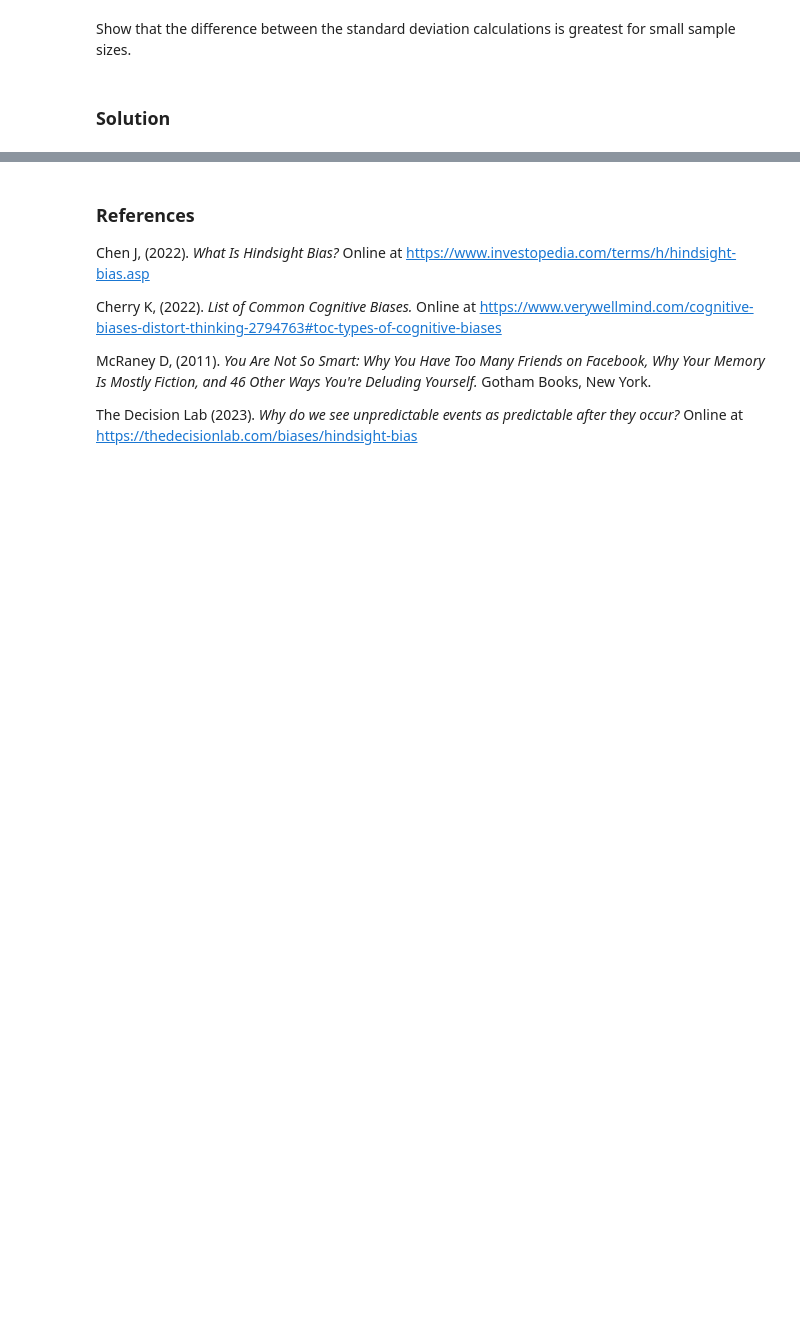
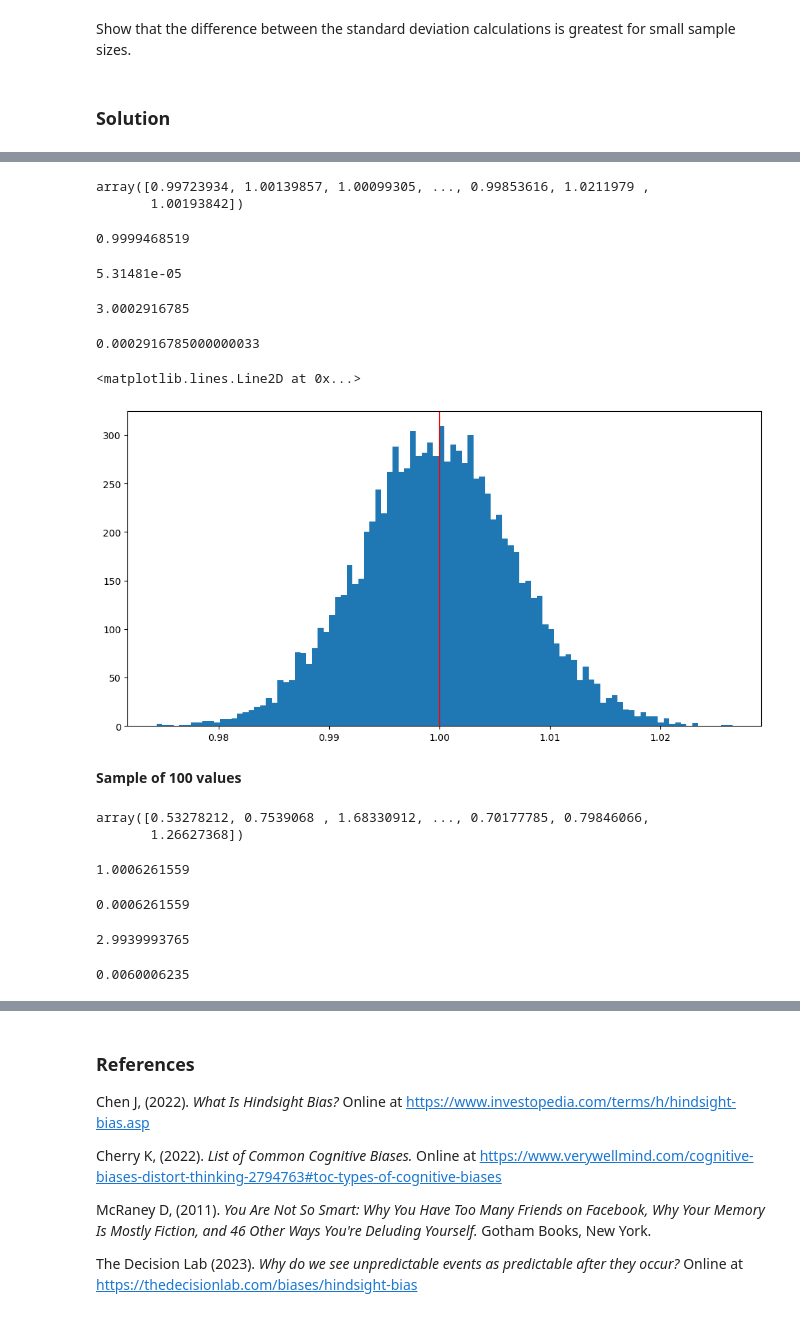
Before and after one commit to dariairad/fda-project1, a Jupyter notebook: 03-bias.ipynb, the cells around one changed output, grey strips where cells are left out. Cells and saved outputs as stored; diff of their text form; code cells hidden in the pictures; blank space fills up the shorter version.

```diff
--- a/03-bias.ipynb
+++ b/03-bias.ipynb
@@ -41,0 +49,6 @@ Show that the difference between the standard deviation calculations is greatest
+# %%
+x_mean = 3
+x_std = 1
+
+x = np.random.normal(x_mean, x_std, (10000, 10000))
+x
@@ -41,0 +69,43 @@ Show that the difference between the standard deviation calculations is greatest
+# %%
+# Calculating standard deviation without correction.
+x_std2 = x.std(axis=1)
+x_std2
+# %% [output]
+array([0.99723934, 1.00139857, 1.00099305, ..., 0.99853616, 1.0211979 ,
+       1.00193842])
+# %%
+x_std3 = round(x.std(), 10)
+x_std3
+# %% [output]
+0.9999468519
+# %%
+# Difference between calculated standard deviation of the sample vs set standard deviation
+x_std_diff = round((x_std - x_std3), 10)
+x_std_diff
+# %% [output]
+5.31481e-05
+# %%
+# Calculating mean
+x_mean2 = round(x.mean(),10)
+x_mean2
+# %% [output]
+3.0002916785
+# %%
+# Difference between calculated mean of the sample vs set mean
+x_mean_diff = abs(x_mean - x_mean2)
+x_mean_diff
+# %% [output]
+0.0002916785000000033
+# %%
+# Plotting a histogram of the above standard deviation without correction
+fig, ax = plt.subplots(figsize=(12, 6))
+
+plt.hist(x_std2, bins=100)
+
+# Actual standard deviation
+plt.axvline(x=1, color='red')
+# %% [output]
+<matplotlib.lines.Line2D at 0x...>
+[figure, added]
+# %% [markdown]
+**Sample of 100 values**
@@ -41,0 +117,31 @@ Show that the difference between the standard deviation calculations is greatest
+# %%
+# Calculating standard deviation.
+y_std2 = y.std(axis=1)
+y_std2
+# %% [output]
+array([0.53278212, 0.7539068 , 1.68330912, ..., 0.70177785, 0.79846066,
+       1.26627368])
+# %%
+# Calculating standard deviation.
+y_std3 = round(y.std(),10)
+y_std3
+# %% [output]
+1.0006261559
+# %%
+# Difference between calculated standard deviation of the sample vs set standard deviation.
+y_std_diff = round(abs(y_std - y_std3), 10)
+y_std_diff
+# %% [output]
+0.0006261559
+# %%
+# Calculating mean.
+y_mean2 = round(np.mean(y),10)
+y_mean2
+# %% [output]
+2.9939993765
+# %%
+# Difference between calculated mean of the sample vs set mean.
+y_mean_diff = round(abs(y_mean - y_mean2), 10)
+y_mean_diff
+# %% [output]
+0.0060006235
```
Also changed, not shown: parts of 16 cells of this notebook.
